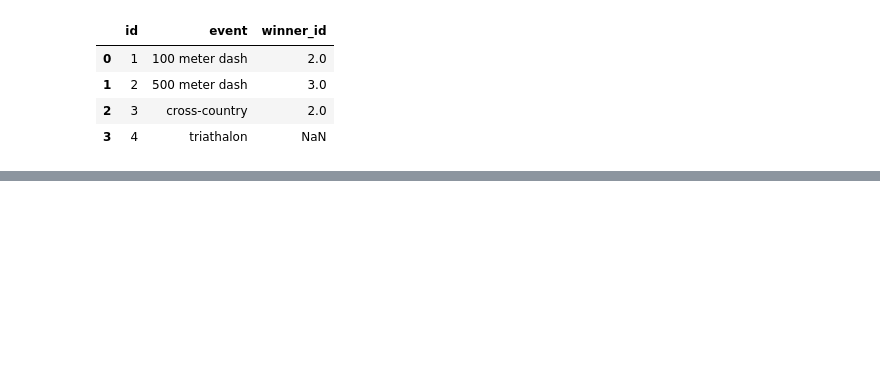
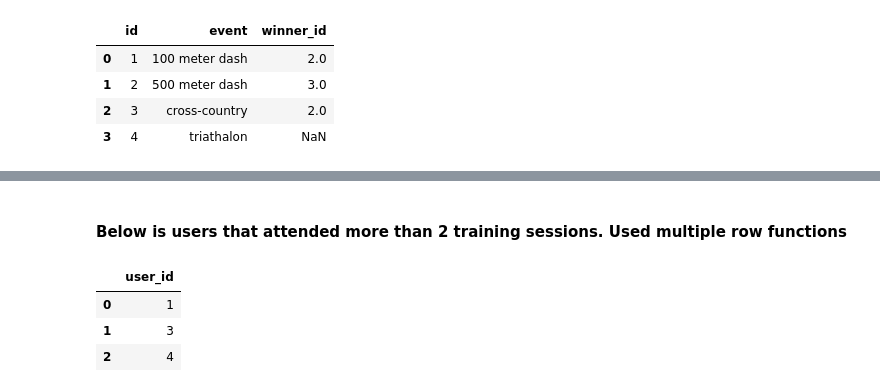
Before and after one commit to parkerholds/collinson_test_parkerh, a Jupyter notebook: Untitled.ipynb, the cells around one changed output, grey strips where cells are left out. Drawn from its saved outputs; the diff is of its cells as text; code cells hidden in the pictures; blank space fills up the shorter version.

```diff
--- a/Untitled.ipynb
+++ b/Untitled.ipynb
@@ -214,0 +242,13 @@ pd.read_sql(q,conn)
+# %% [markdown]
+#### Below is users that attended more than 2 training sessions. Used multiple row functions
+# %%
+q = '''SELECT user_id
+FROM training_details
+GROUP BY user_id
+HAVING COUNT(user_id) >2  '''
+pd.read_sql(q,conn)
+# %% [output]
+|  | user_id |
+| 0 | 1 |
+| 1 | 3 |
+| 2 | 4 |
```
Also changed, not shown: parts of 29 cells of this notebook.
